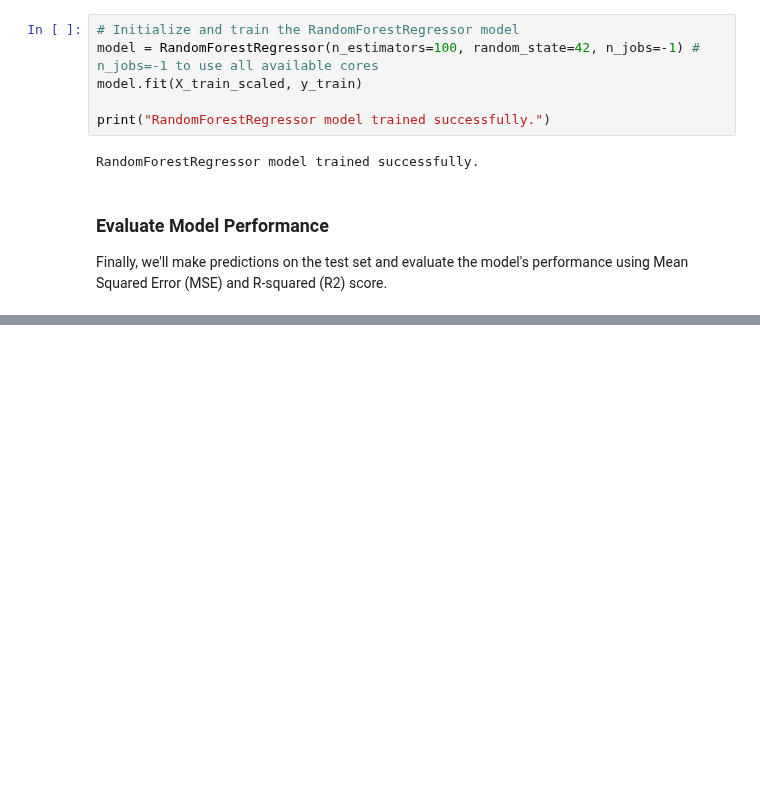
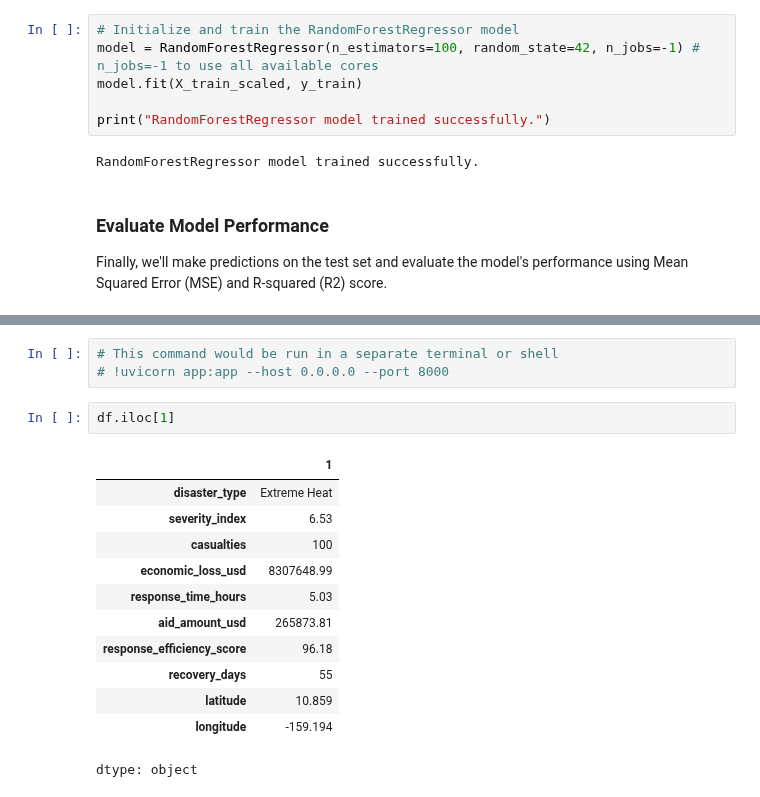
Before and after one commit to Croop-weed/DeepLearning-parctice-, a Jupyter notebook: global_disaster_response.ipynb, the cells around one changed output, grey strips where cells are left out. Drawn from its saved outputs; the diff is of its cells as text; blank space fills up the shorter version.

```diff
--- a/global_disaster_response.ipynb
+++ b/global_disaster_response.ipynb
@@ -213,0 +399,18 @@ R-squared (R2) Score: 0.85
+# %%
+# This command would be run in a separate terminal or shell
+# !uvicorn app:app --host 0.0.0.0 --port 8000
+# %%
+df.iloc[1]
+# %% [output]
+|  | 1 |
+| disaster_type | Extreme Heat |
+| severity_index | 6.53 |
+| casualties | 100 |
+| economic_loss_usd | 8307648.99 |
+| response_time_hours | 5.03 |
+| aid_amount_usd | 265873.81 |
+| response_efficiency_score | 96.18 |
+| recovery_days | 55 |
+| latitude | 10.859 |
+| longitude | -159.194 |
+dtype: object
```
Also changed, not shown: parts of 14 cells of this notebook.
